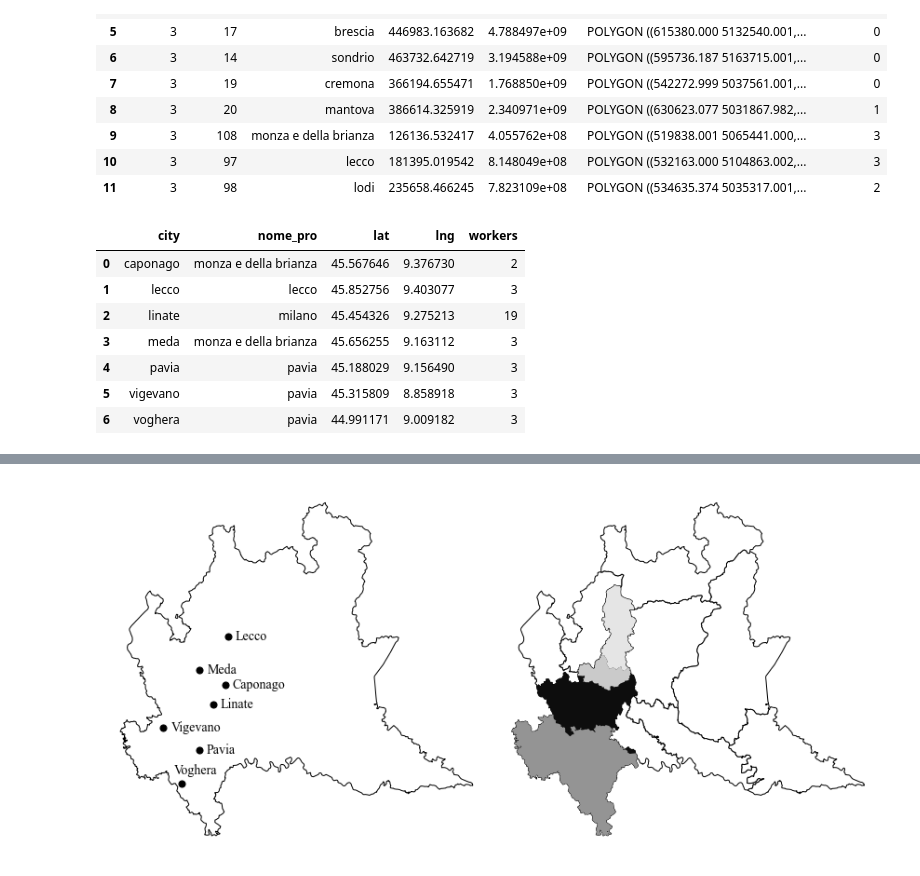
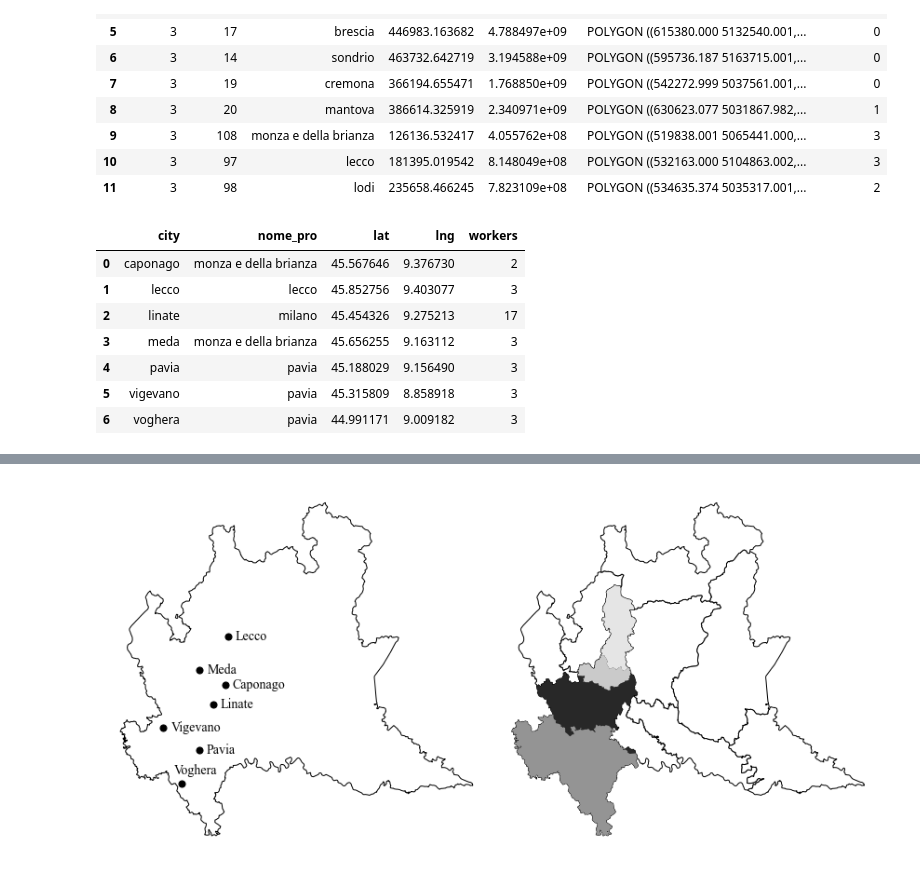
Before and after one commit to alkaest2002/intervento-lombardia-analisi, a Jupyter notebook: jupyter/figures.ipynb, the cells around one changed output, grey strips where cells are left out. Drawn from its saved outputs; the diff is of its cells as text; code cells hidden in the pictures.

```diff
--- a/jupyter/figures.ipynb
+++ b/jupyter/figures.ipynb
@@ -72,35 +72,35 @@ cities = pd.DataFrame({
 def fetch_api_data(row):
     loc=f"{row.city}, Italy"
     url = f"http://api.positionstack.com/v1/forward?access_key={POSITIONSTACK_API_KEY}&query={loc}"
     r = requests.get(url)
     data = json.loads(r.text)
     return pd.Series([
         data.get("data")[0].get("region"),
         data.get("data")[0].get("latitude"),
         data.get("data")[0].get("longitude")]
     )
 
 # add region, lat and lng
 cities = pd.concat([
     cities,
     cities.apply(fetch_api_data, axis=1)
         .apply(pd.Series)
         .rename(columns={0:"nome_pro",1:"lat",2:"lng"})
 ], axis=1)
 
 # lowercase nome_pro
 cities.nome_pro = cities.nome_pro.str.lower()
 
 # add data
-cities["workers"] = [2,3,19,3,3,3,3]
+cities["workers"] = [2,3,17,3,3,3,3]
 
 # show
 cities
 # %% [output]
 |  | city | nome_pro | lat | lng | workers |
 | 0 | caponago | monza e della brianza | 45.567646 | 9.376730 | 2 |
 | 1 | lecco | lecco | 45.852756 | 9.403077 | 3 |
-| 2 | linate | milano | 45.454326 | 9.275213 | 19 |
+| 2 | linate | milano | 45.454326 | 9.275213 | 17 |
 | 3 | meda | monza e della brianza | 45.656255 | 9.163112 | 3 |
 | 4 | pavia | pavia | 45.188029 | 9.156490 | 3 |
 | 5 | vigevano | pavia | 45.315809 | 8.858918 | 3 |
```
Also changed, not shown: parts of 2 cells of this notebook, 7 other files.
